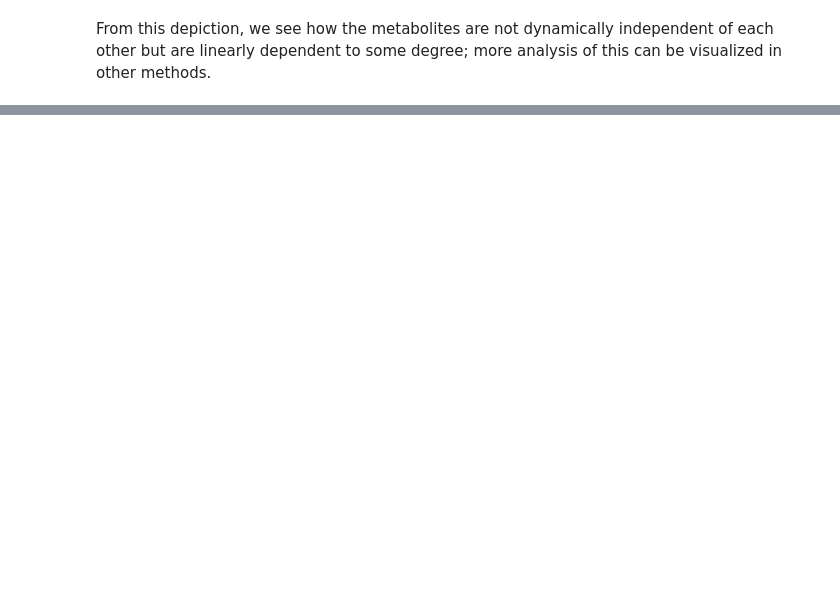
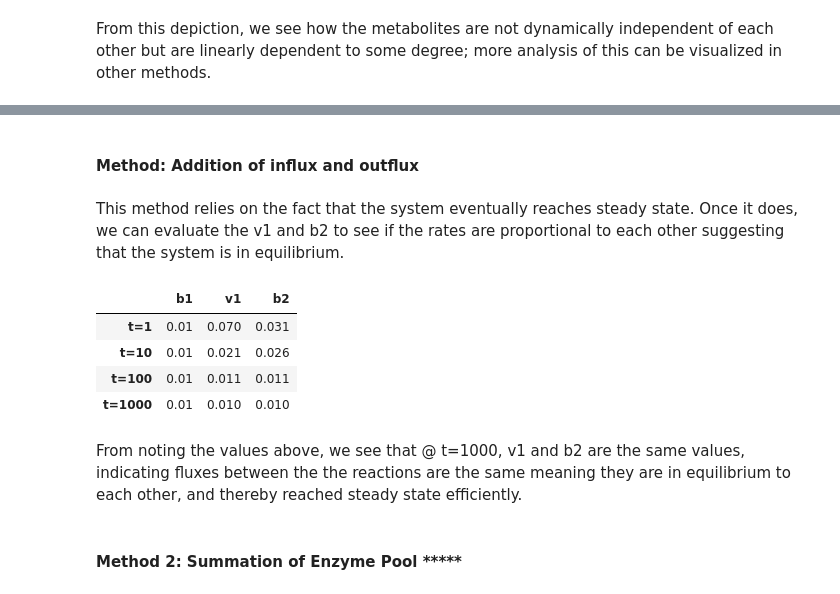
Before and after one commit to SBRG/MASSpy, a Jupyter notebook: documentation_builder/Simulations & Visualizations.ipynb, the cells around one changed output, grey strips where cells are left out. Cells and saved outputs as stored; diff of their text form; code cells hidden in the pictures; blank space fills up the shorter version.

```diff
--- a/documentation_builder/Simulations & Visualizations.ipynb
+++ b/documentation_builder/Simulations & Visualizations.ipynb
@@ -434,0 +535,20 @@ From this depiction, we see how the metabolites are not dynamically independent
+# %% [markdown]
+#### Method: Addition of influx and outflux
+# %% [markdown]
+This method relies on the fact that the system eventually reaches steady state. Once it does, we can evaluate the v1 and b2 to see if the rates are proportional to each other suggesting that the system is in equilibrium.
+# %%
+time_points = [1e0, 1e1, 1e2, 1e3]
+# Make a pandas DataFrame using a dictionary and generators
+pd.DataFrame({rxn: [round(value, 3) for value in flux_func(time_points)]
+              for rxn, flux_func in flux_sol.items()},
+             index=["t=%i" % t for t in time_points])
+# %% [output]
+|  | b1 | v1 | b2 |
+| t=1 | 0.01 | 0.070 | 0.031 |
+| t=10 | 0.01 | 0.021 | 0.026 |
+| t=100 | 0.01 | 0.011 | 0.011 |
+| t=1000 | 0.01 | 0.010 | 0.010 |
+# %% [markdown]
+From noting the values above, we see that @ t=1000, v1 and b2 are the same values, indicating fluxes between the the reactions are the same meaning they are in equilibrium to each other, and thereby reached steady state efficiently.
+# %% [markdown]
+#### Method 2: Summation of Enzyme Pool *****
```
Also changed, not shown: parts of 45 cells of this notebook, 4 other files.
